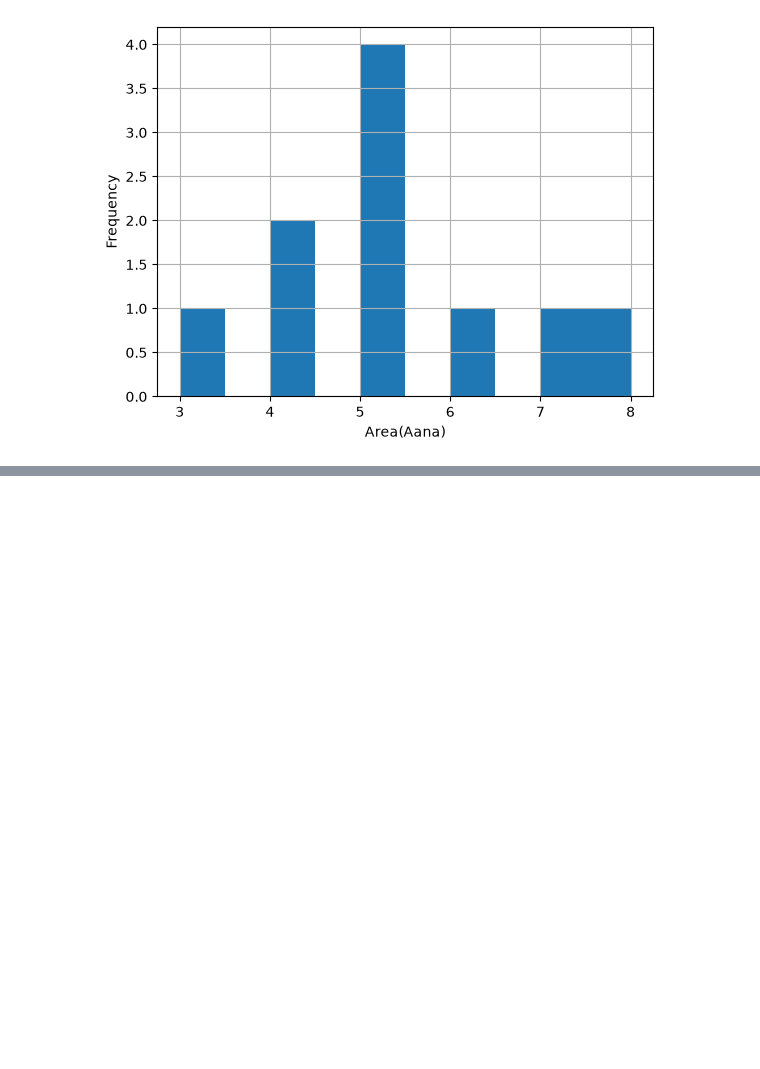
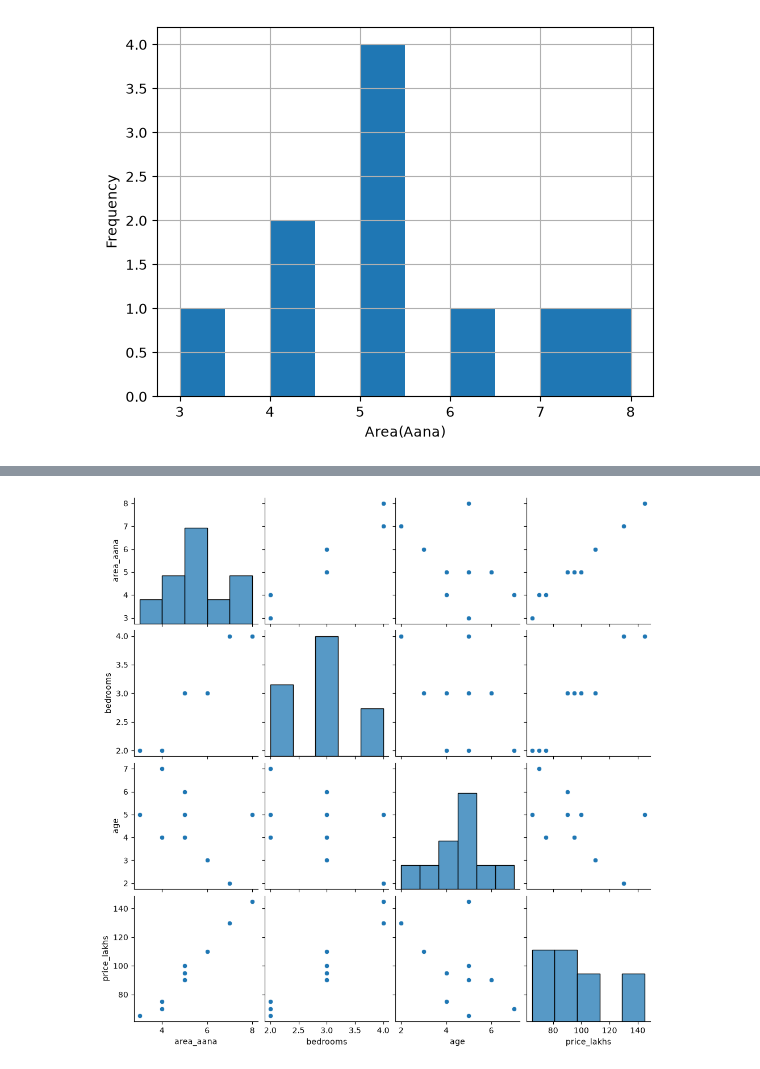
Before and after one commit to hemraj2613/Python-with-Data-Science, a Jupyter notebook: Untitled3.ipynb, the cells around one changed output, grey strips where cells are left out. Cells and saved outputs as stored; diff of their text form; code cells hidden in the pictures; blank space fills up the shorter version.

```diff
--- a/Untitled3.ipynb
+++ b/Untitled3.ipynb
@@ -246,0 +269,6 @@ plt.show()
+# %%
+# pairplot
+sns.pairplot(df)
+plt.show()
+# %% [output]
+[figure, added]
```
Also changed, not shown: parts of 10 cells of this notebook.
